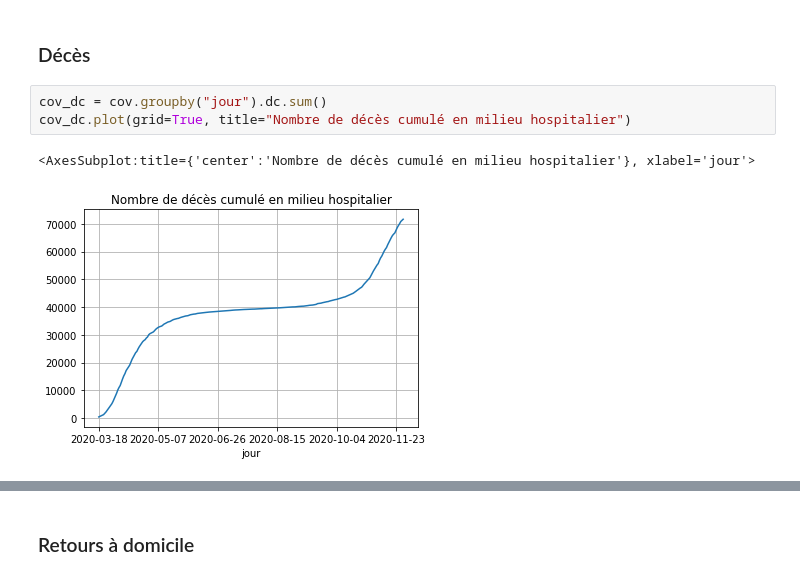
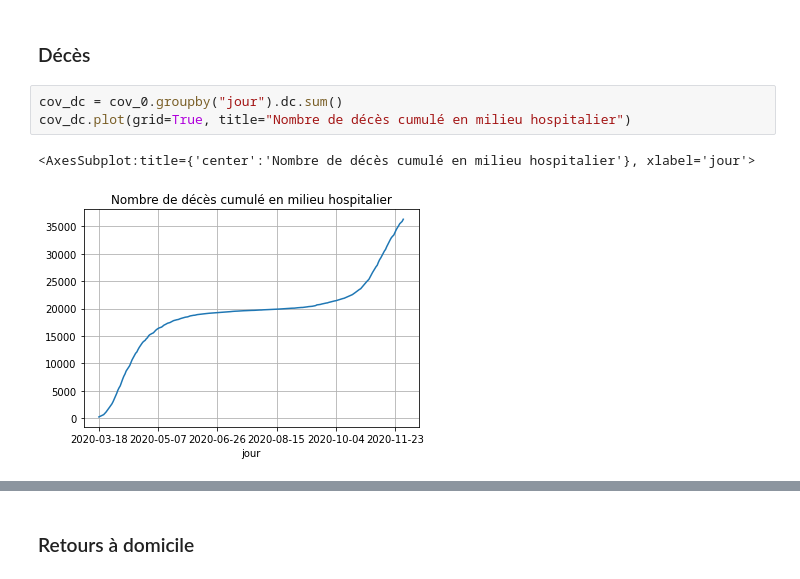
Before and after one commit to Kartmaan/Covid_19_fr, a Jupyter notebook: covid_fr.ipynb, the cells around one changed output, grey strips where cells are left out. Cells and saved outputs as stored; diff of their text form.

```diff
--- a/covid_fr.ipynb
+++ b/covid_fr.ipynb
@@ -429,11 +435,11 @@ Variation hébdomadaire = -4221 [-30.98%] (Cette sem. : 9402, Sem. der. : 13623)
 # %% [markdown]
 ### Décès
 # %%
-cov_dc = cov.groupby("jour").dc.sum()
+cov_dc = cov_0.groupby("jour").dc.sum()
 cov_dc.plot(grid=True, title="Nombre de décès cumulé en milieu hospitalier")
 # %% [output]
 <AxesSubplot:title={'center':'Nombre de décès cumulé en milieu hospitalier'}, xlabel='jour'>
-[figure, old version]
+[figure, new version]
 # %%
 covn_dc = covn.groupby("jour").incid_dc.sum()
 covn_dc.plot(title="Nouveaux décès", grid=True)
```
Also changed, not shown: parts of 41 cells of this notebook, 3 other files.
